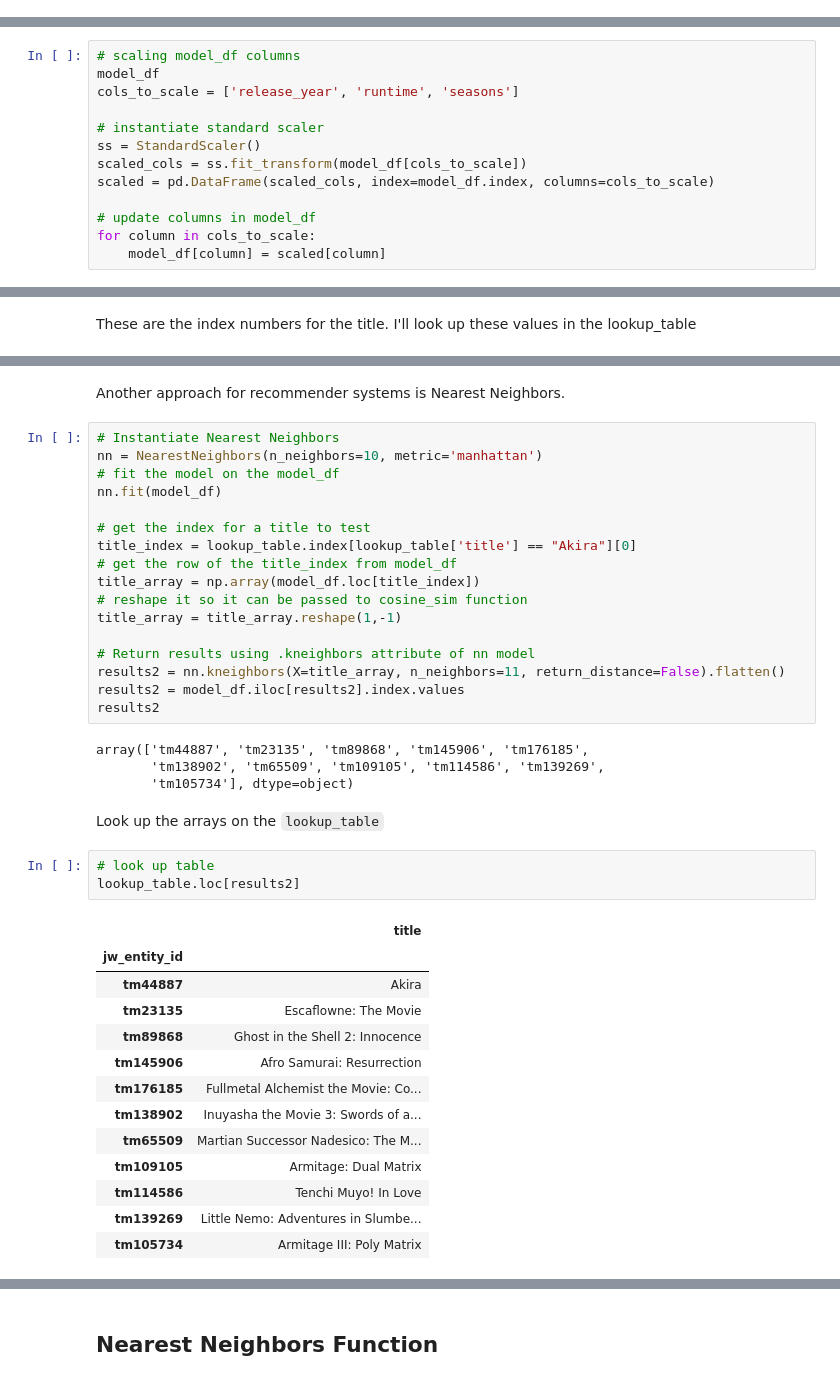
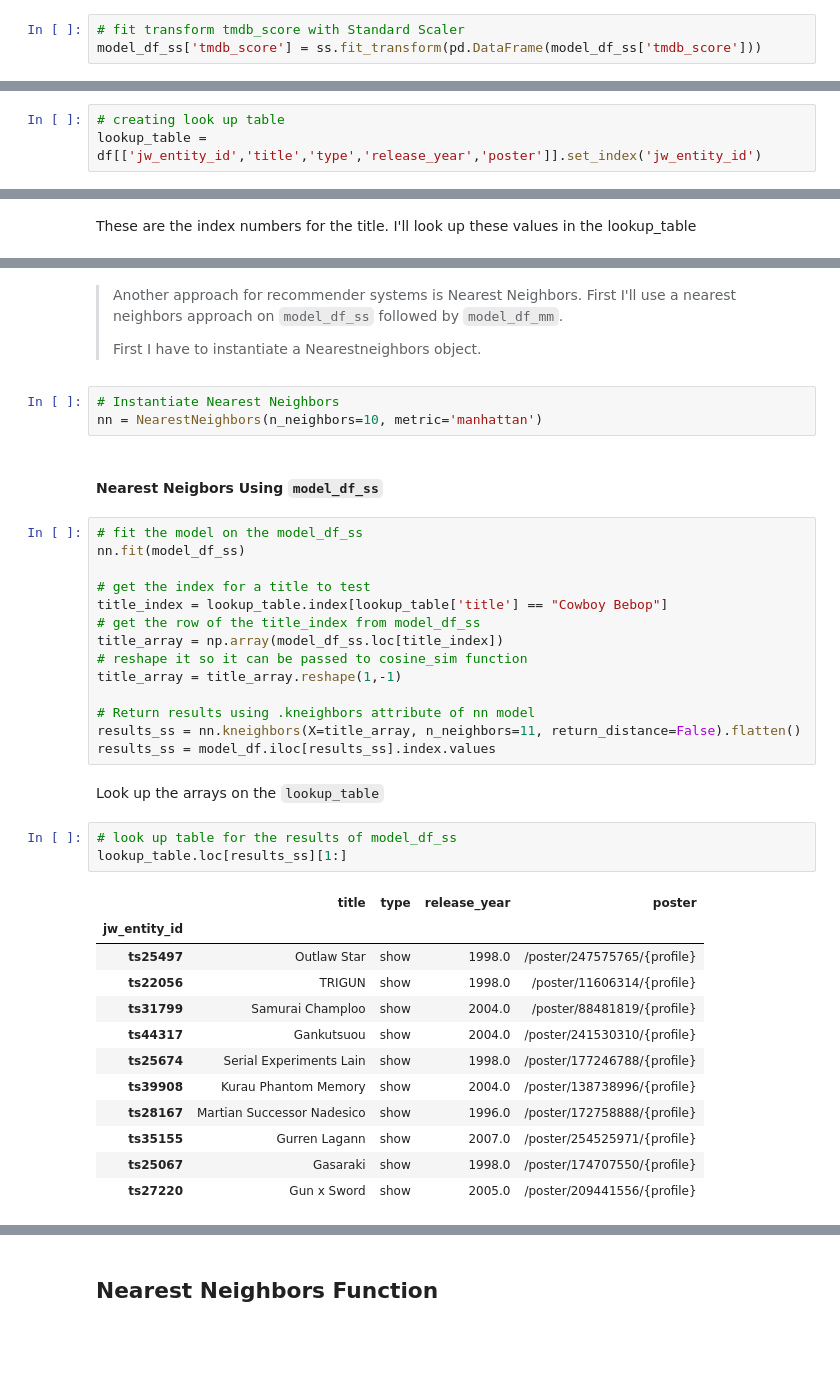
Before and after one commit to Garretthall27/Crunchyroll-Recommender-System, a Jupyter notebook: Project_workflow.ipynb, the cells around one changed output, grey strips where cells are left out. Saved outputs shown, nothing was run; the diff lists cells and outputs as text; blank space fills up the shorter version.

```diff
--- a/Project_workflow.ipynb
+++ b/Project_workflow.ipynb
@@ -685,0 +709,3 @@ title_array = title_array.reshape(1,-1)
+# %%
+# fit transform tmdb_score with Standard Scaler
+model_df_ss['tmdb_score'] = ss.fit_transform(pd.DataFrame(model_df_ss['tmdb_score']))
@@ -685,0 +780,3 @@ title_array = title_array.reshape(1,-1)
+# %%
+# creating look up table
+lookup_table = df[['jw_entity_id','title','type','release_year','poster']].set_index('jw_entity_id')
@@ -747,13 +810,0 @@ Second approach is to scale some of the columns in `model_df`. This can change c
-# %%
-# scaling model_df columns
-model_df
-cols_to_scale = ['release_year', 'runtime', 'seasons']
-
-# instantiate standard scaler
-ss = StandardScaler()
-scaled_cols = ss.fit_transform(model_df[cols_to_scale])
-scaled = pd.DataFrame(scaled_cols, index=model_df.index, columns=cols_to_scale)
-
-# update columns in model_df
-for column in cols_to_scale:
-    model_df[column] = scaled[column]
@@ -865,42 +877,41 @@ I am seeing different results when it is scaled vs not scaled. Also a problem wi
-# %% [markdown]
-Another approach for recommender systems is Nearest Neighbors.
+# %% [markdown]
+>Another approach for recommender systems is Nearest Neighbors. First I'll use a nearest neighbors approach on `model_df_ss` followed by `model_df_mm`.
+>
+>First I have to instantiate a Nearestneighbors object.
+# %%
+# Instantiate Nearest Neighbors
+nn = NearestNeighbors(n_neighbors=10, metric='manhattan')
+# %% [markdown]
+#### Nearest Neigbors Using `model_df_ss`
 # %%
-# Instantiate Nearest Neighbors
-nn = NearestNeighbors(n_neighbors=10, metric='manhattan')
-# fit the model on the model_df
-nn.fit(model_df)
+# fit the model on the model_df_ss
+nn.fit(model_df_ss)
 
 # get the index for a title to test
-title_index = lookup_table.index[lookup_table['title'] == "Akira"][0]
-# get the row of the title_index from model_df
-title_array = np.array(model_df.loc[title_index])
+title_index = lookup_table.index[lookup_table['title'] == "Cowboy Bebop"]
+# get the row of the title_index from model_df_ss
+title_array = np.array(model_df_ss.loc[title_index])
 # reshape it so it can be passed to cosine_sim function
 title_array = title_array.reshape(1,-1)
 
 # Return results using .kneighbors attribute of nn model
-results2 = nn.kneighbors(X=title_array, n_neighbors=11, return_distance=False).flatten()
-results2 = model_df.iloc[results2].index.values
-results2
+results_ss = nn.kneighbors(X=title_array, n_neighbors=11, return_distance=False).flatten()
+results_ss = model_df.iloc[results_ss].index.values
-# %% [output]
-array(['tm44887', 'tm23135', 'tm89868', 'tm145906', 'tm176185',
-       'tm138902', 'tm65509', 'tm109105', 'tm114586', 'tm139269',
-       'tm105734'], dtype=object)
 # %% [markdown]
 Look up the arrays on the `lookup_table`
 # %%
-# look up table
-lookup_table.loc[results2]
+# look up table for the results of model_df_ss
+lookup_table.loc[results_ss][1:]
 # %% [output]
-|  | title |
-| jw_entity_id |  |
-| tm44887 | Akira |
-| tm23135 | Escaflowne: The Movie |
-| tm89868 | Ghost in the Shell 2: Innocence |
-| tm145906 | Afro Samurai: Resurrection |
-| tm176185 | Fullmetal Alchemist the Movie: Co... |
-| tm138902 | Inuyasha the Movie 3: Swords of a... |
-| tm65509 | Martian Successor Nadesico: The M... |
-| tm109105 | Armitage: Dual Matrix |
-| tm114586 | Tenchi Muyo! In Love |
-| tm139269 | Little Nemo: Adventures in Slumbe... |
-| tm105734 | Armitage III: Poly Matrix |
+|  | title | type | release_year | poster |
+| jw_entity_id |  |  |  |  |
+| ts25497 | Outlaw Star | show | 1998.0 | /poster/247575765/{profile} |
+| ts22056 | TRIGUN | show | 1998.0 | /poster/11606314/{profile} |
+| ts31799 | Samurai Champloo | show | 2004.0 | /poster/88481819/{profile} |
+| ts44317 | Gankutsuou | show | 2004.0 | /poster/241530310/{profile} |
+| ts25674 | Serial Experiments Lain | show | 1998.0 | /poster/177246788/{profile} |
+| ts39908 | Kurau Phantom Memory | show | 2004.0 | /poster/138738996/{profile} |
+| ts28167 | Martian Successor Nadesico | show | 1996.0 | /poster/172758888/{profile} |
+| ts35155 | Gurren Lagann | show | 2007.0 | /poster/254525971/{profile} |
+| ts25067 | Gasaraki | show | 1998.0 | /poster/174707550/{profile} |
+| ts27220 | Gun x Sword | show | 2005.0 | /poster/209441556/{profile} |
```
Also changed, not shown: parts of 240 cells of this notebook, 3 other files.
